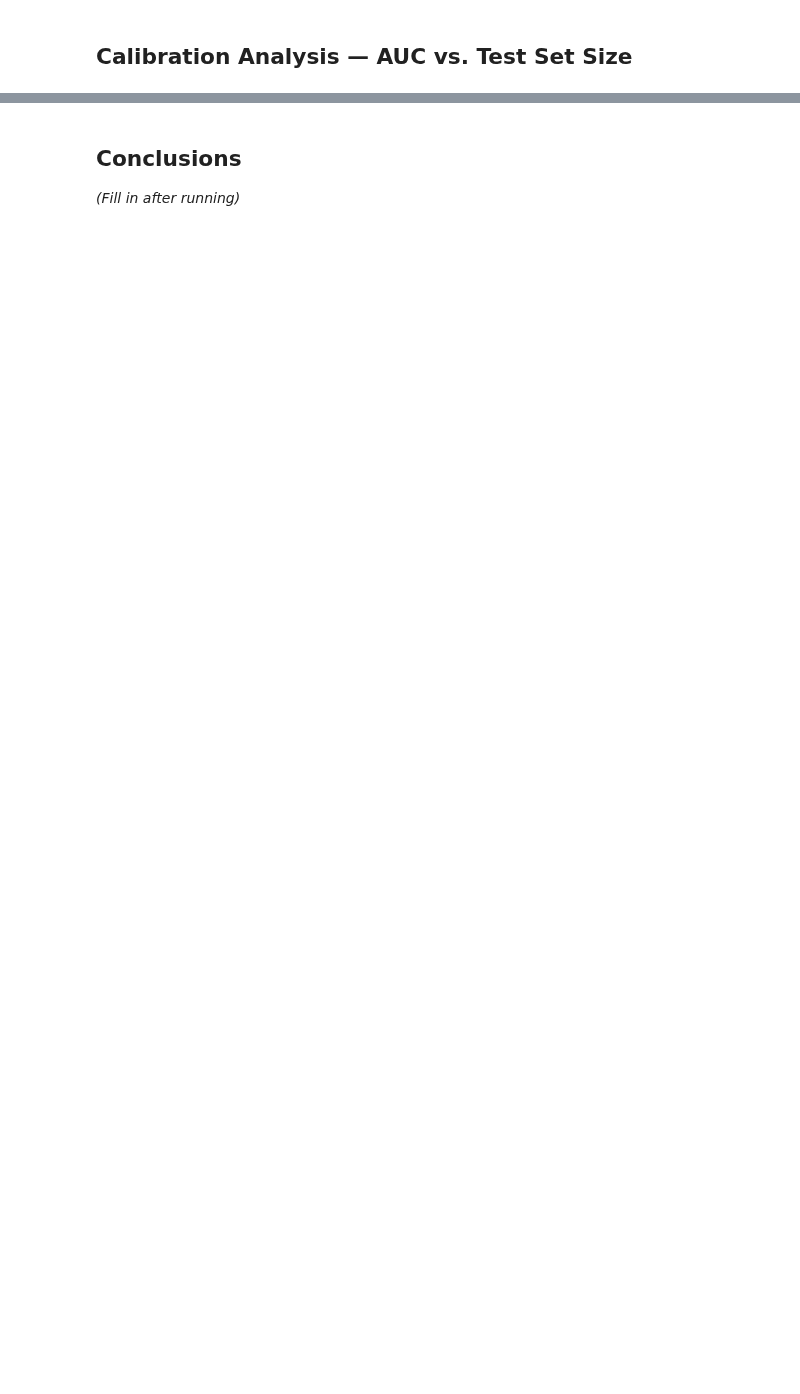
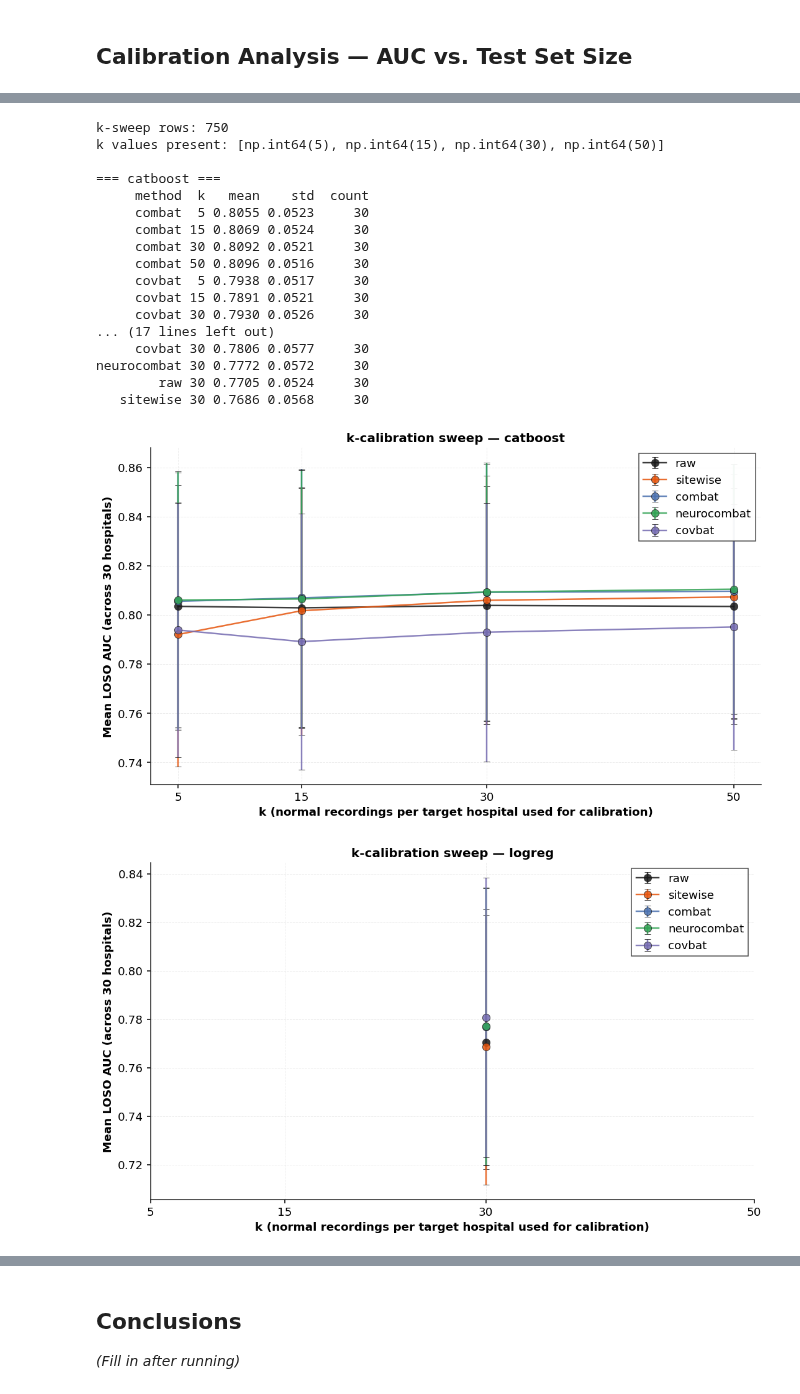
Before and after one commit to chox7/eeg-site-effects, a Jupyter notebook: notebooks/03_harmonization/01_pathology_classification.ipynb, the cells around one changed output, grey strips where cells are left out. Drawn from its saved outputs; the diff is of its cells as text; code cells hidden in the pictures; blank space fills up the shorter version.

```diff
--- a/notebooks/03_harmonization/01_pathology_classification.ipynb
+++ b/notebooks/03_harmonization/01_pathology_classification.ipynb
@@ -239,0 +246,80 @@ for model in MODELS:
+# %%
+# Re-load without the tag filter so the k-sweep rows are included.
+k_df = pd.read_csv(RESULTS_FILE)
+
+# Map tag -> k value. NaN/empty tag = k=30 (headline). Drop unrelated tags like 'manual', 'dann_2layer'.
+def tag_to_k(t):
+    if pd.isna(t) or str(t) in ('', 'nan'):
+        return 30
+    s = str(t)
+    if s.startswith('k') and s[1:].isdigit():
+        return int(s[1:])
+    return None  # tags from other experiments (e.g. dann_*)
+
+k_df['k'] = k_df['tag'].apply(tag_to_k) if 'tag' in k_df.columns else 30
+k_df = k_df[k_df['k'].notna()].copy()
+k_df['k'] = k_df['k'].astype(int)
+print(f'k-sweep rows: {len(k_df)}')
+print('k values present:', sorted(k_df['k'].unique()))
+print()
+
+# Per-method aggregate: mean AUC across hospitals, by k
+for model in MODELS:
+    sub = k_df[k_df['model'] == model]
+    if sub.empty: continue
+    agg = (sub.groupby(['method', 'k'])['auc']
+              .agg(['mean', 'std', 'count']).round(4)
+              .reset_index())
+    print(f'=== {model} ===')
+    print(agg.to_string(index=False))
+    print()
+
+# Curve plot
+for model in MODELS:
+    sub = k_df[k_df['model'] == model]
+    if sub.empty: continue
+    fig, ax = plt.subplots(figsize=(10, 6))
+    for method in METHODS:
+        m = sub[sub['method'] == method]
+        if m.empty: continue
+        agg = m.groupby('k')['auc'].agg(['mean', 'std']).reset_index().sort_values('k')
+        ax.errorbar(agg['k'], agg['mean'], yerr=agg['std'],
+                    marker='o', label=method, color=COLOR_MAP[method],
+                    alpha=0.85, capsize=3, linewidth=1.6)
+    ax.set_xlabel('k (normal recordings per target hospital used for calibration)', fontsize=12)
+    ax.set_ylabel('Mean LOSO AUC (across 30 hospitals)', fontsize=12)
+    ax.set_title(f'k-calibration sweep — {model}', fontsize=13)
+    ax.legend()
+    ax.grid(alpha=0.3)
+    ax.set_xticks(sorted(k_df['k'].unique()))
+    plt.tight_layout()
+    plt.savefig(f'{FIGURES_DIR}/k_calibration_sweep_{model}.png', dpi=150, bbox_inches='tight')
+    plt.show()
+
+# Save aggregated summary CSV
+summary = (k_df.groupby(['model', 'method', 'k'])['auc']
+                .agg(['mean', 'std', 'count']).round(4).reset_index()
+                .rename(columns={'mean': 'auc_mean', 'std': 'auc_std', 'count': 'n'}))
+summary_path = f'{TABLES_DIR}/k_calibration_sweep_summary.csv'
+summary.to_csv(summary_path, index=False)
+print(f'saved {summary_path}')
+# %% [output]
+k-sweep rows: 750
+k values present: [np.int64(5), np.int64(15), np.int64(30), np.int64(50)]
+
+=== catboost ===
+     method  k   mean    std  count
+     combat  5 0.8055 0.0523     30
+     combat 15 0.8069 0.0524     30
+     combat 30 0.8092 0.0521     30
+     combat 50 0.8096 0.0516     30
+     covbat  5 0.7938 0.0517     30
+     covbat 15 0.7891 0.0521     30
+     covbat 30 0.7930 0.0526     30
+... (17 lines left out)
+     covbat 30 0.7806 0.0577     30
+neurocombat 30 0.7772 0.0572     30
+        raw 30 0.7705 0.0524     30
+   sitewise 30 0.7686 0.0568     30
+[figure, added]
+[figure, added]
```
Also changed, not shown: parts of 9 cells of this notebook, 41 other files.
